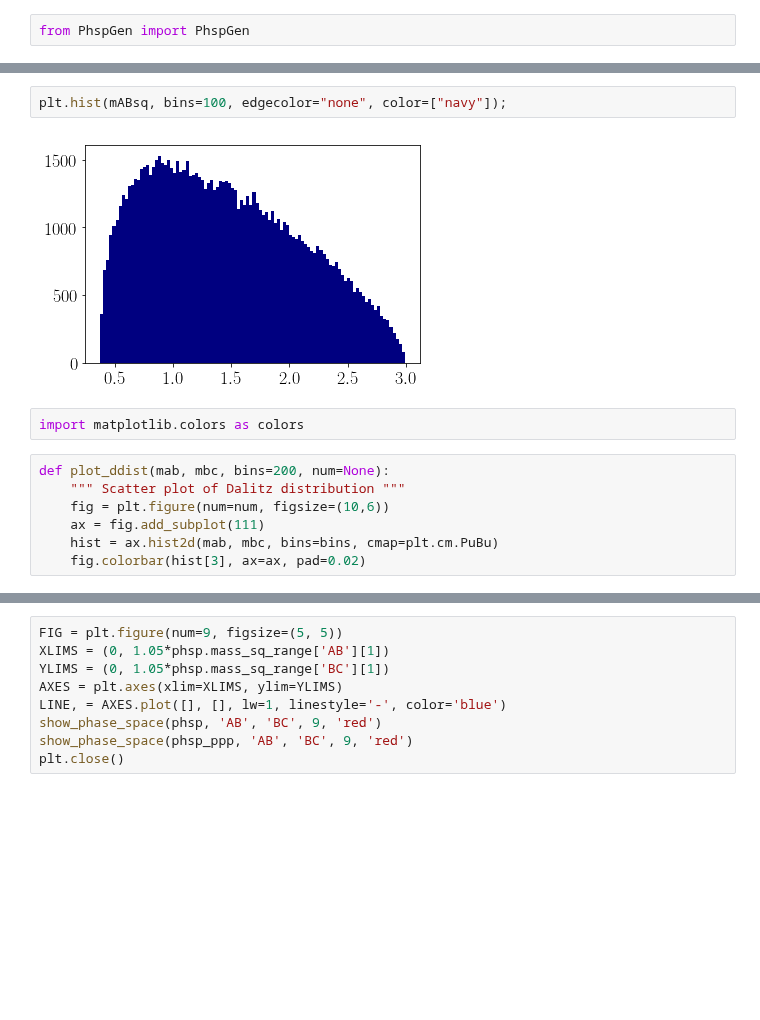
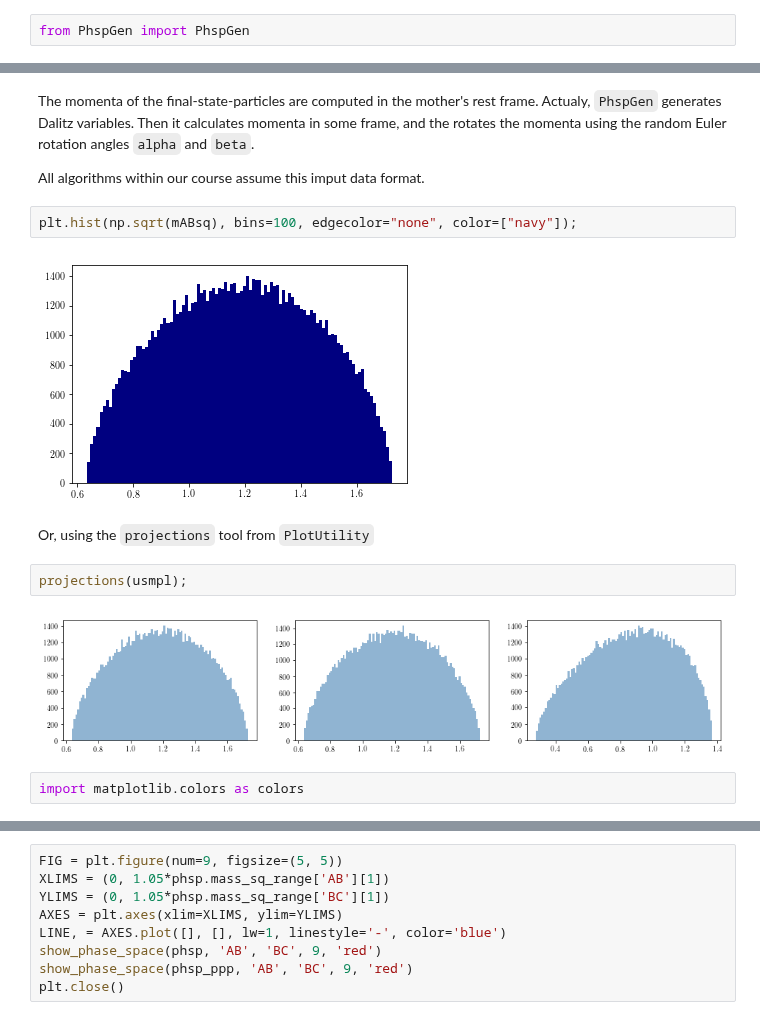
Before and after one commit to VitalyVorobyev/MultibodyAnalysisTools, a Jupyter notebook: tutorials/DalitzPhaseSpace.ipynb, the cells around one changed output, grey strips where cells are left out. Cells and saved outputs as stored; diff of their text form; blank space fills up the shorter version.

```diff
--- a/tutorials/DalitzPhaseSpace.ipynb
+++ b/tutorials/DalitzPhaseSpace.ipynb
@@ -63,14 +130,17 @@ mABsq, mBCsq = usmpl['AB'], usmpl['BC']
+# %% [markdown]
+The momenta of the final-state-particles are computed in the mother's rest frame. Actualy, `PhspGen` generates Dalitz variables. Then it calculates momenta in some frame, and the rotates the momenta using the random Euler rotation angles   `alpha` and `beta`.
+
+All algorithms within our course assume this imput data format.
 # %%
-plt.hist(mABsq, bins=100, edgecolor="none", color=["navy"]);
+plt.hist(np.sqrt(mABsq), bins=100, edgecolor="none", color=["navy"]);
 # %% [output]
-[figure, old version]
+[figure, new version]
+# %% [markdown]
+Or, using the `projections` tool from `PlotUtility`
+# %%
+projections(usmpl);
+# %% [output]
+[figure, added]
 # %%
 import matplotlib.colors as colors
-# %%
-def plot_ddist(mab, mbc, bins=200, num=None):
-    """ Scatter plot of Dalitz distribution """
-    fig = plt.figure(num=num, figsize=(10,6))
-    ax = fig.add_subplot(111)
-    hist = ax.hist2d(mab, mbc, bins=bins, cmap=plt.cm.PuBu)
-    fig.colorbar(hist[3], ax=ax, pad=0.02)
 # %%
```
Also changed, not shown: parts of 27 cells of this notebook, 5 other files.
